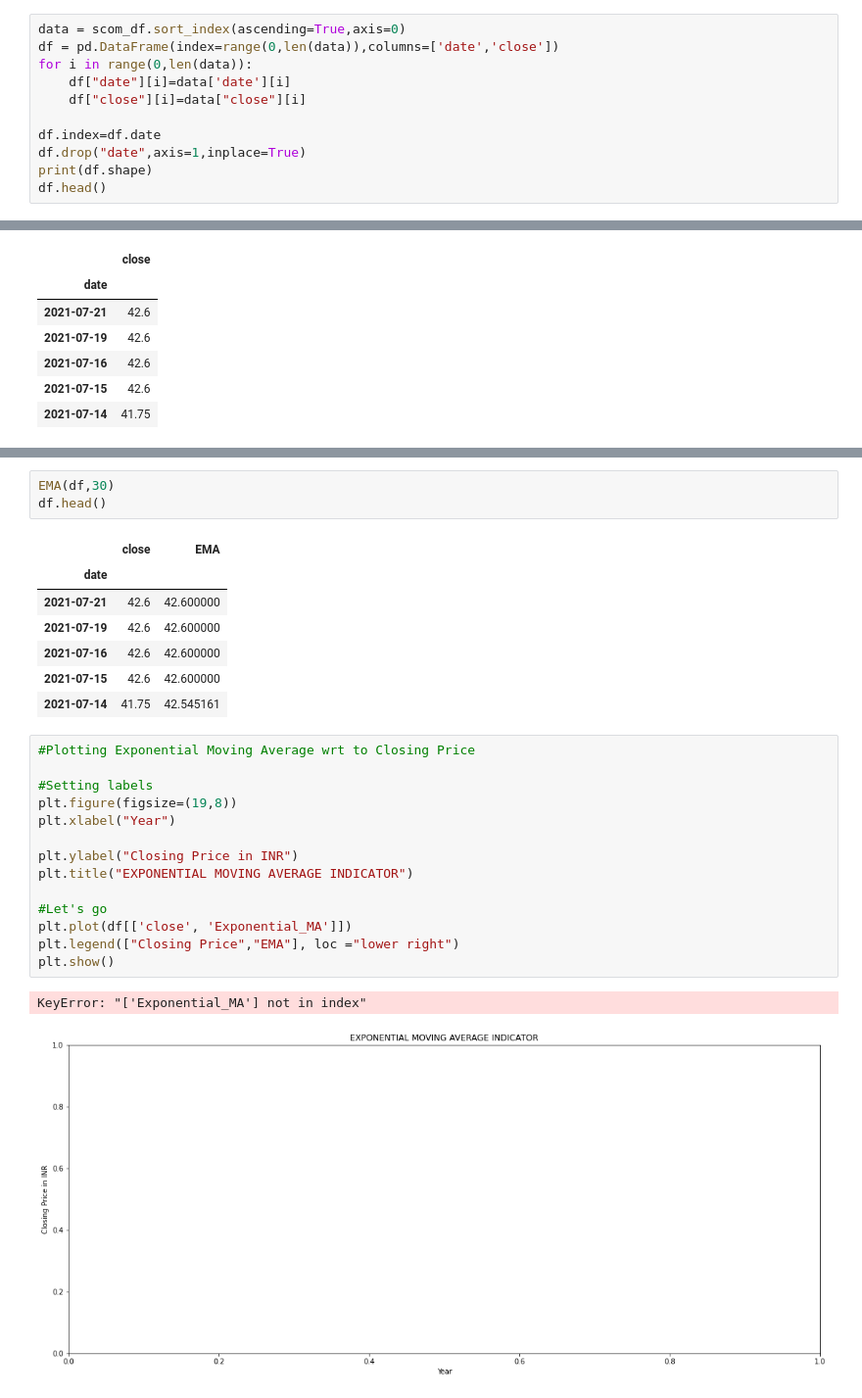
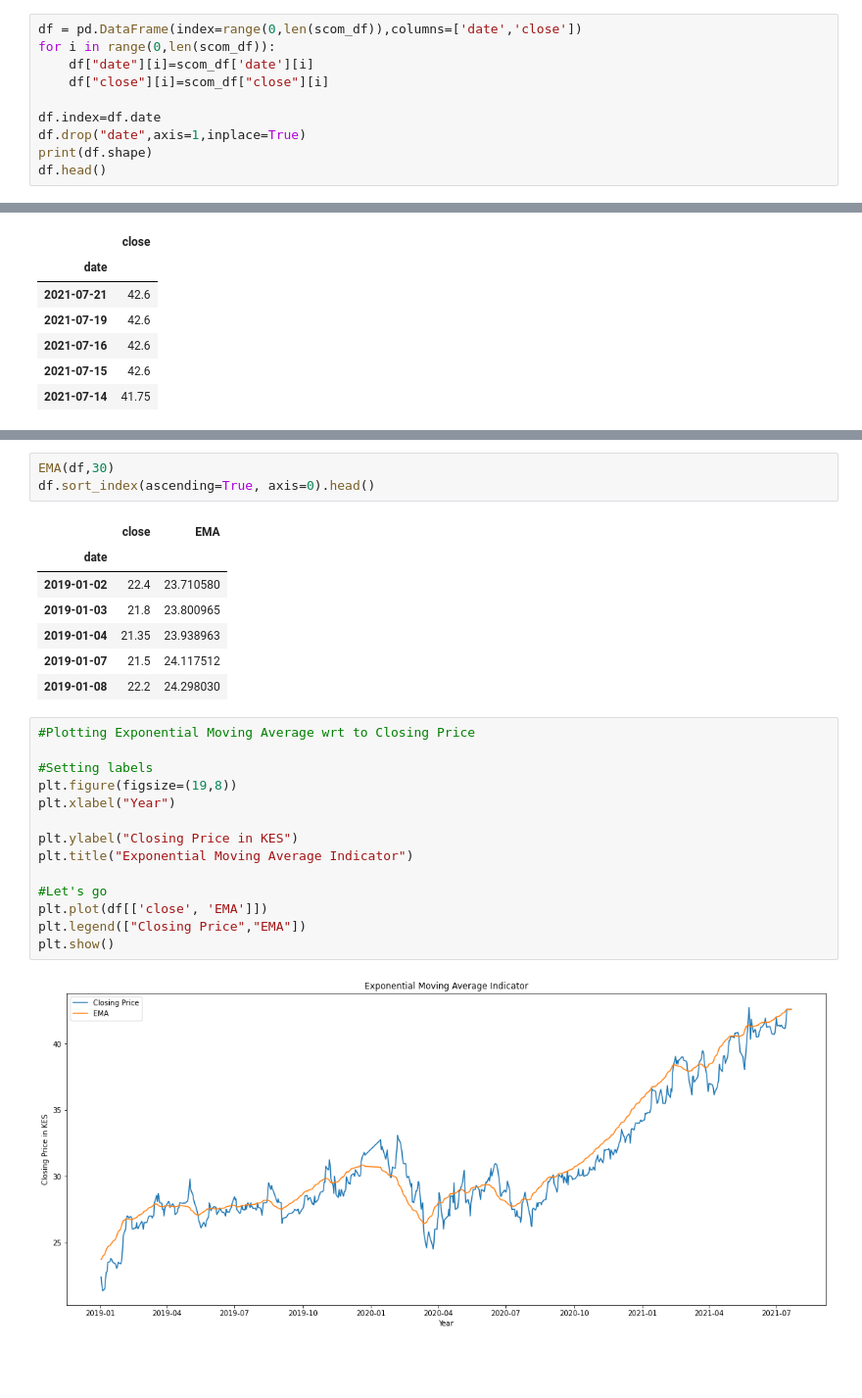
Before and after one commit to wambuimungai/aginic_code_review, a Jupyter notebook: SM_data_exploration_viz_scom.ipynb, the cells around one changed output, grey strips where cells are left out. Shown at 98% size. Cells and saved outputs as stored; diff of their text form; blank space fills up the shorter version.

```diff
--- a/SM_data_exploration_viz_scom.ipynb
+++ b/SM_data_exploration_viz_scom.ipynb
@@ -86,9 +78,8 @@ plt.show()
 # %%
-data = scom_df.sort_index(ascending=True,axis=0)
-df = pd.DataFrame(index=range(0,len(data)),columns=['date','close'])
-for i in range(0,len(data)):
-    df["date"][i]=data['date'][i]
-    df["close"][i]=data["close"][i]
+df = pd.DataFrame(index=range(0,len(scom_df)),columns=['date','close'])
+for i in range(0,len(scom_df)):
+    df["date"][i]=scom_df['date'][i]
+    df["close"][i]=scom_df["close"][i]
 
 df.index=df.date
 df.drop("date",axis=1,inplace=True)
@@ -118,29 +117,28 @@ def EMA(data, window_size):
     return data
 # %%
 EMA(df,30)
-df.head()
+df.sort_index(ascending=True, axis=0).head()
 # %% [output]
 |  | close | EMA |
 | date |  |  |
-| 2021-07-21 | 42.6 | 42.600000 |
-| 2021-07-19 | 42.6 | 42.600000 |
-| 2021-07-16 | 42.6 | 42.600000 |
-| 2021-07-15 | 42.6 | 42.600000 |
-| 2021-07-14 | 41.75 | 42.545161 |
+| 2019-01-02 | 22.4 | 23.710580 |
+| 2019-01-03 | 21.8 | 23.800965 |
+| 2019-01-04 | 21.35 | 23.938963 |
+| 2019-01-07 | 21.5 | 24.117512 |
+| 2019-01-08 | 22.2 | 24.298030 |
 # %%
 #Plotting Exponential Moving Average wrt to Closing Price
 
 #Setting labels
 plt.figure(figsize=(19,8))
 plt.xlabel("Year")
 
-plt.ylabel("Closing Price in INR")
-plt.title("EXPONENTIAL MOVING AVERAGE INDICATOR")
+plt.ylabel("Closing Price in KES")
+plt.title("Exponential Moving Average Indicator")
 
 #Let's go
-plt.plot(df[['close', 'Exponential_MA']])
-plt.legend(["Closing Price","EMA"], loc ="lower right")
+plt.plot(df[['close', 'EMA']])
+plt.legend(["Closing Price","EMA"])
 plt.show()
 # %% [output]
-KeyError: "['Exponential_MA'] not in index"
-[figure, old version]
+[figure, new version]
```
Also changed, not shown: parts of 15 cells of this notebook, 1 other file.
